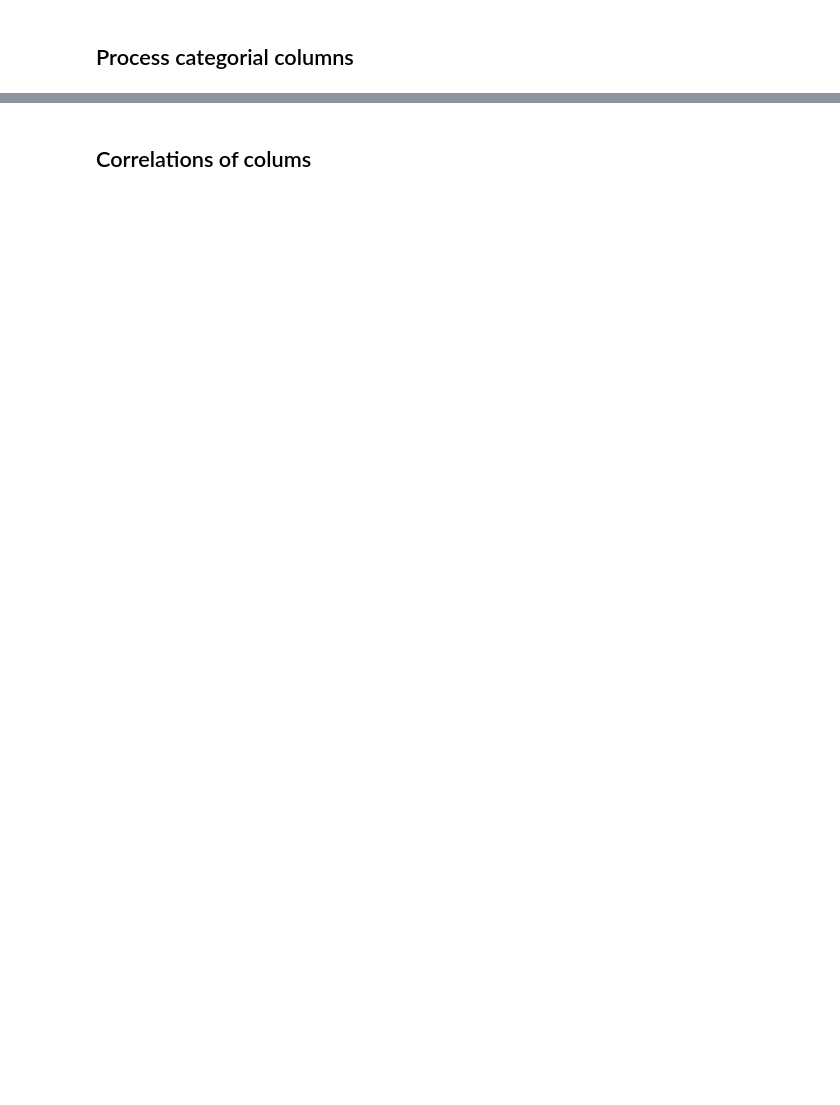
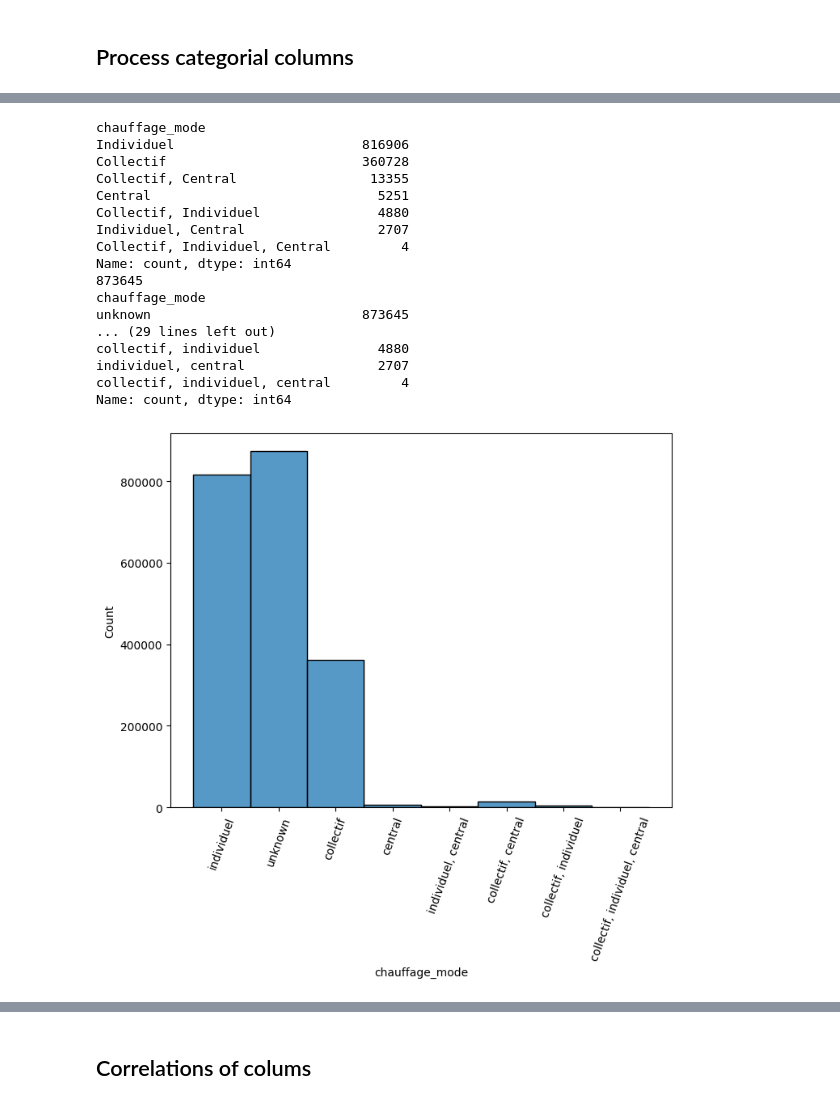
Before and after one commit to Clement2169/immocv, a Jupyter notebook: notebooks/TraitementAppartement-V1.ipynb, the cells around one changed output, grey strips where cells are left out. Cells and saved outputs as stored; diff of their text form; code cells hidden in the pictures; blank space fills up the shorter version.

```diff
--- a/notebooks/TraitementAppartement-V1.ipynb
+++ b/notebooks/TraitementAppartement-V1.ipynb
@@ -610,31 +1075,50 @@ df["chauffage_mode"] = df["chauffage_mode"].fillna("unknown")
 df["chauffage_mode"] = df["chauffage_mode"].str.lower()
 
 print(df["chauffage_mode"].value_counts())
 
 outers = ["individuel","collectif","central"]
 for energy,outer in zip(energies,outers) :
     target = "chauf_mode_" + outer
     print(target)
     df[target] = df["chauffage_systeme"].apply(lambda x : int(1) if energy in x else int(0))
     print (df[target].value_counts())
 
 
 # df["chauffage_mode"] = df["chauffage_mode"].apply(lambda x : "Individuel"  if "Individuel" in x else x)
 # df["chauffage_mode"] = df["chauffage_mode"].apply(lambda x : "Collectif"  if "Central" in x else x)
 print(df["chauffage_mode"].value_counts())
 
 if MediumPlotActive :
     plt.figure(figsize=(8,6))
     sns.histplot(df["chauffage_mode"])
     plt.xticks(rotation=70)
     plt.show()
 
 if SmallPlotActive :
 
-    plt.figure(figsize=(20,6))
+    plt.figure(figsize=(12,6))
     plt.subplot(131)
     sns.histplot(df["chauf_mode_individuel"],discrete=True)
     plt.subplot(132)
     sns.histplot(df["chauf_mode_collectif"],discrete=True)
     plt.subplot(133)
     sns.histplot(df["chauf_mode_central"],discrete=True)
+# %% [output]
+chauffage_mode
+Individuel                        816906
+Collectif                         360728
+Collectif, Central                 13355
+Central                             5251
+Collectif, Individuel               4880
+Individuel, Central                 2707
+Collectif, Individuel, Central         4
+Name: count, dtype: int64
+873645
+chauffage_mode
+unknown                           873645
+... (29 lines left out)
+collectif, individuel               4880
+individuel, central                 2707
+collectif, individuel, central         4
+Name: count, dtype: int64
+[figure, added]
```
Also changed, not shown: parts of 38 cells of this notebook.
